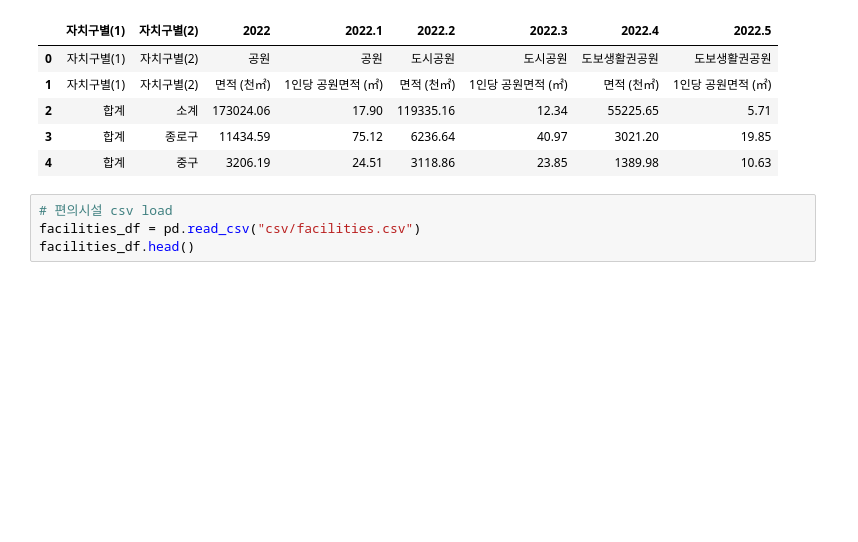
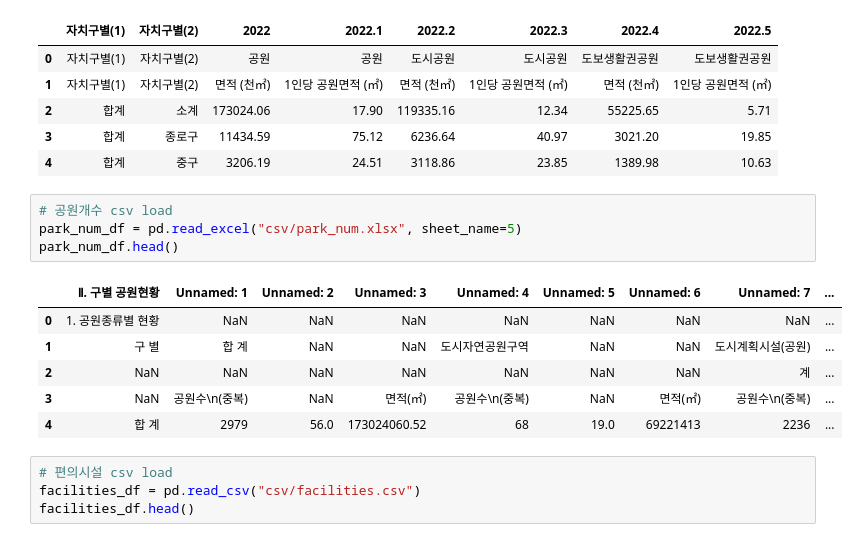
Before and after one commit to chaiwon1/happiness_analysis, a Jupyter notebook: happiness.ipynb, the cells around one changed output. Saved outputs shown, nothing was run; the diff lists cells and outputs as text; blank space fills up the shorter version.

```diff
--- a/happiness.ipynb
+++ b/happiness.ipynb
@@ -40,6 +40,17 @@ park_per_df.head()
 | 2 | 합계 | 소계 | 173024.06 | 17.90 | 119335.16 | 12.34 | 55225.65 | 5.71 |
 | 3 | 합계 | 종로구 | 11434.59 | 75.12 | 6236.64 | 40.97 | 3021.20 | 19.85 |
 | 4 | 합계 | 중구 | 3206.19 | 24.51 | 3118.86 | 23.85 | 1389.98 | 10.63 |
+# %%
+# 공원개수 csv load
+park_num_df = pd.read_excel("csv/park_num.xlsx", sheet_name=5)
+park_num_df.head()
+# %% [output]
+|  | Ⅱ. 구별 공원현황 | Unnamed: 1 | Unnamed: 2 | Unnamed: 3 | Unnamed: 4 | Unnamed: 5 | Unnamed: 6 | Unnamed: 7 | ... |
+| 0 | 1. 공원종류별 현황 | NaN | NaN | NaN | NaN | NaN | NaN | NaN | ... |
+| 1 | 구 별 | 합 계 | NaN | NaN | 도시자연공원구역 | NaN | NaN | 도시계획시설(공원) | ... |
+| 2 | NaN | NaN | NaN | NaN | NaN | NaN | NaN | 계 | ... |
+| 3 | NaN | 공원수\n(중복) | NaN | 면적(㎡) | 공원수\n(중복) | NaN | 면적(㎡) | 공원수\n(중복) | ... |
+| 4 | 합 계 | 2979 | 56.0 | 173024060.52 | 68 | 19.0 | 69221413 | 2236 | ... |
 # %%
 # 편의시설 csv load
 facilities_df = pd.read_csv("csv/facilities.csv")
```
Also changed, not shown: parts of 20 cells of this notebook.
